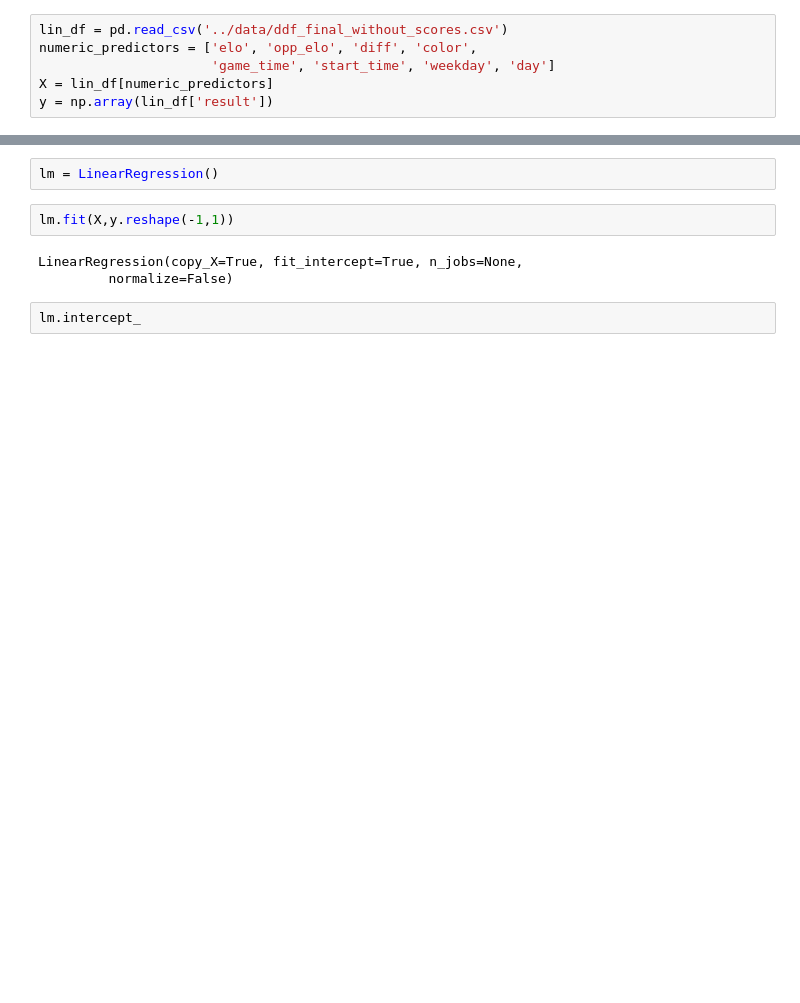
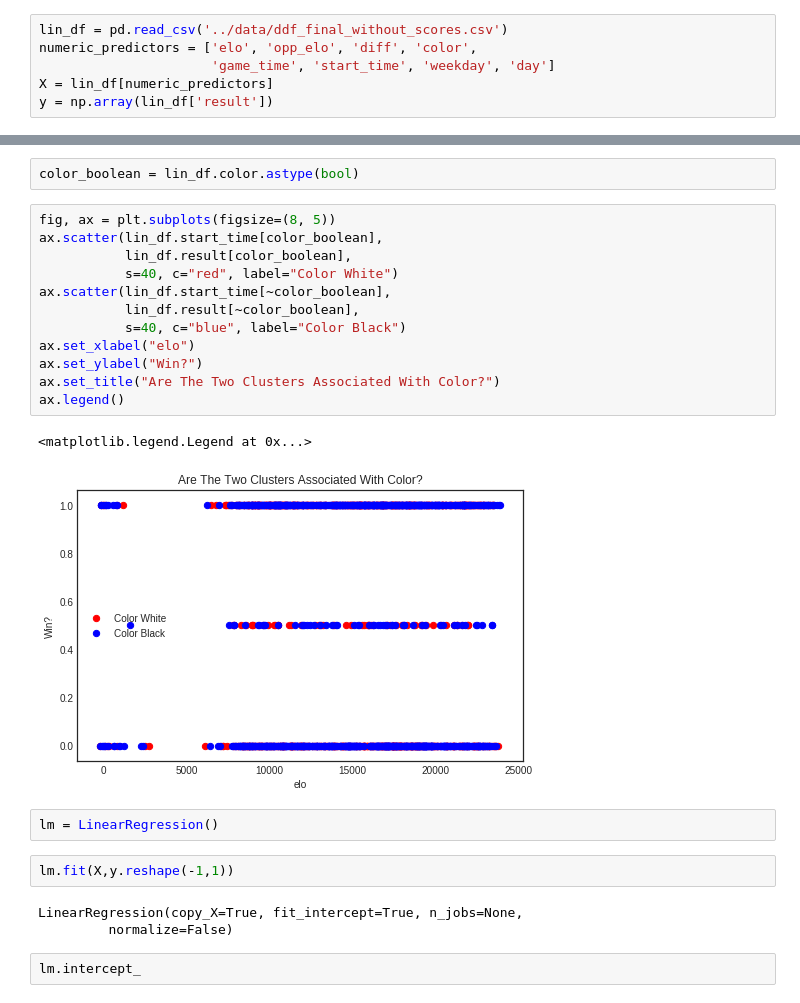
Before and after one commit to Data-is-life/lots-of-data, a Jupyter notebook: src/Chess_linear.ipynb, the cells around one changed output, grey strips where cells are left out. Saved outputs shown, nothing was run; the diff lists cells and outputs as text; blank space fills up the shorter version.

```diff
--- a/src/Chess_linear.ipynb
+++ b/src/Chess_linear.ipynb
@@ -18,3 +56,20 @@ y = np.array(lin_df['result'])
+# %%
+color_boolean = lin_df.color.astype(bool)
+# %%
+fig, ax = plt.subplots(figsize=(8, 5))
+ax.scatter(lin_df.start_time[color_boolean],
+           lin_df.result[color_boolean],
+           s=40, c="red", label="Color White")
+ax.scatter(lin_df.start_time[~color_boolean],
+           lin_df.result[~color_boolean],
+           s=40, c="blue", label="Color Black")
+ax.set_xlabel("elo")
+ax.set_ylabel("Win?")
+ax.set_title("Are The Two Clusters Associated With Color?")
+ax.legend()
+# %% [output]
+<matplotlib.legend.Legend at 0x...>
+[figure, added]
 # %%
 lm = LinearRegression()
 # %%
```
Also changed, not shown: parts of 10 cells of this notebook, 13 other files.
